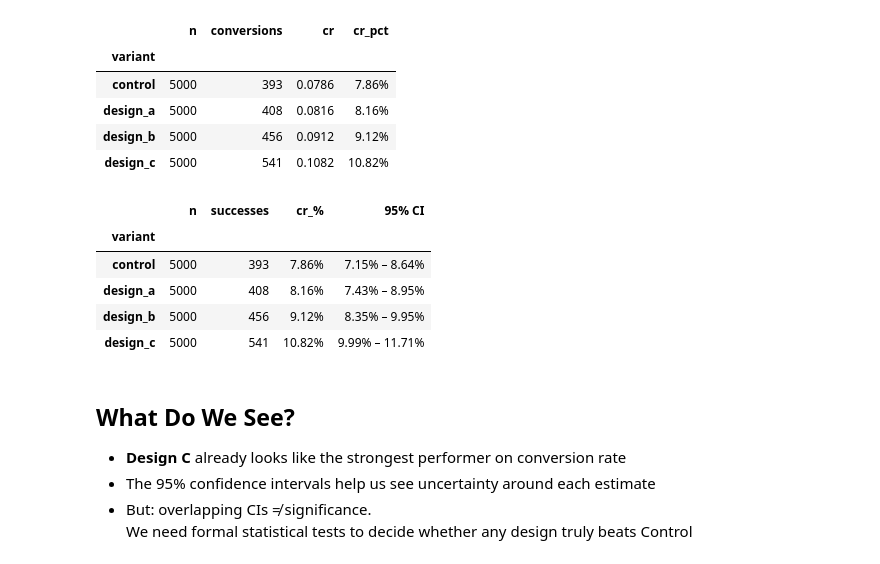
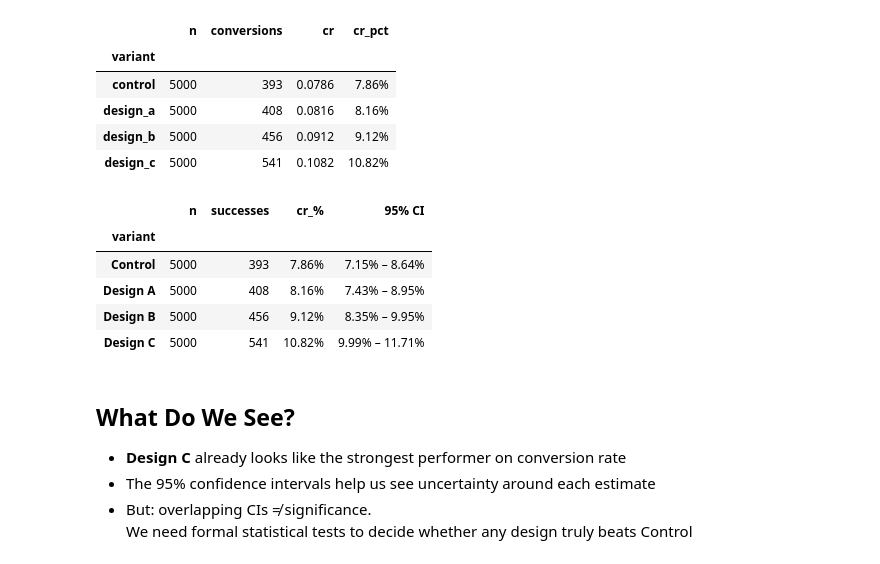
Before and after one commit to crystalmford/windows-experimentation-abtest, a Jupyter notebook: windows_experimentation_abtest.ipynb, the cells around one changed output. Drawn from its saved outputs; the diff is of its cells as text; code cells hidden in the pictures.

```diff
--- a/windows_experimentation_abtest.ipynb
+++ b/windows_experimentation_abtest.ipynb
@@ -92,37 +91,47 @@ summary
 # %%
 def wilson_ci(successes, n, alpha=0.05):
     if n == 0:
         return (np.nan, np.nan)
     z = stats.norm.ppf(1 - alpha/2)
     p_hat = successes / n
     denom = 1 + z**2/n
     center = (p_hat + z**2/(2*n)) / denom
     half = (z * np.sqrt((p_hat*(1-p_hat) + z**2/(4*n))/n)) / denom
     return center - half, center + half
 
 agg = df.groupby("variant")["converted"].agg(successes="sum", n="count")
 agg["cr"] = agg["successes"] / agg["n"]
 
 cis = agg.apply(lambda r: wilson_ci(r["successes"], r["n"]), axis=1)
 agg["ci_low"] = [c[0] for c in cis]
 agg["ci_high"] = [c[1] for c in cis]
 
 pretty = agg.copy()
 pretty["cr_%"] = (100*pretty["cr"]).map("{:.2f}%".format)
 pretty["95% CI"] = (
     (100*pretty["ci_low"]).map("{:.2f}%".format)
     + " – " +
     (100*pretty["ci_high"]).map("{:.2f}%".format)
 )
 pretty = pretty[["n","successes","cr_%","95% CI"]]
+
+# Map to nicer labels for display
+label_map = {
+    "control": "Control",
+    "design_a": "Design A",
+    "design_b": "Design B",
+    "design_c": "Design C"
+}
+pretty.index = pretty.index.map(label_map)
+
 pretty
 # %% [output]
 |  | n | successes | cr_% | 95% CI |
 | variant |  |  |  |  |
-| control | 5000 | 393 | 7.86% | 7.15% – 8.64% |
-| design_a | 5000 | 408 | 8.16% | 7.43% – 8.95% |
-| design_b | 5000 | 456 | 9.12% | 8.35% – 9.95% |
-| design_c | 5000 | 541 | 10.82% | 9.99% – 11.71% |
+| Control | 5000 | 393 | 7.86% | 7.15% – 8.64% |
+| Design A | 5000 | 408 | 8.16% | 7.43% – 8.95% |
+| Design B | 5000 | 456 | 9.12% | 8.35% – 9.95% |
+| Design C | 5000 | 541 | 10.82% | 9.99% – 11.71% |
 # %% [markdown]
 ## What Do We See?
 
```
Also changed, not shown: parts of 4 cells of this notebook.
